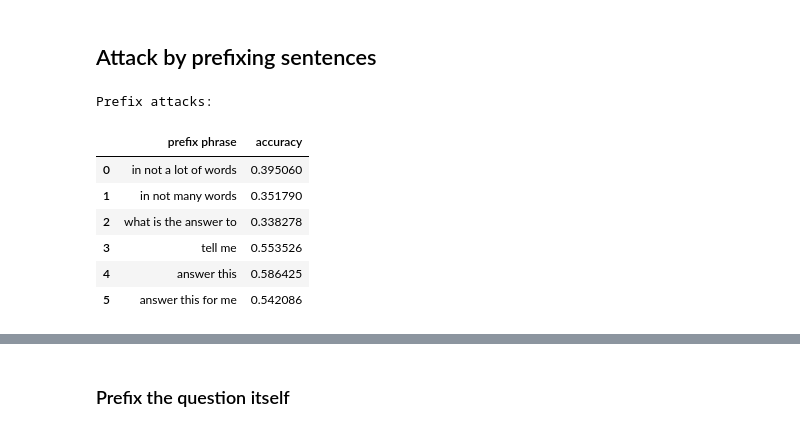
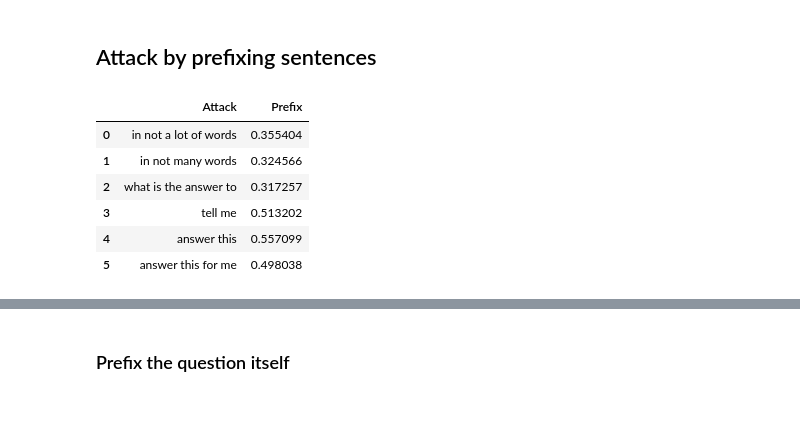
Before and after one commit to pramodkaushik/visual_qa_analysis, a Jupyter notebook: notebooks/integrated gradients.ipynb, the cells around one changed output, grey strips where cells are left out. Drawn from its saved outputs; the diff is of its cells as text; code cells hidden in the pictures.

```diff
--- a/notebooks/integrated gradients.ipynb
+++ b/notebooks/integrated gradients.ipynb
@@ -103,8 +108,8 @@ num_batches_ig = int(np.ceil(NUM_STEPS/val_loader.batch_size))
 # %%
 # Script to compute attributions for a fixed number of batches
 net.eval()
-answ = []
-accs = []
+orig_answ = []
+orig_accs = []
 num_batches = 0
 # iterator over the validation dataset
 tq = tqdm(LOADER, desc='{} E{:03d}'.format(PREFIX, 0), ncols=0)
@@ -118,11 +123,11 @@ for v, q, a, idx, q_len in tq:
 
     out = net(v, q_emb, q_len)
     _, answer = out.data.cpu().max(dim=1)
-    answ.append(np.array(answer.view(-1)))
+    orig_answ.append(np.array(answer.view(-1)))
 
     acc = utils.batch_accuracy(out.data, a.data).cpu()
 
-    accs.append(np.array(acc.view(-1)))
+    orig_accs.append(np.array(acc.view(-1)))
 
     del v, q, a, idx, q_len, q_emb, acc, out
 
@@ -130,7 +135,7 @@ for v, q, a, idx, q_len in tq:
         break
     num_batches += 1
 
-answ = list(np.concatenate(answ, axis=0))
-accs = list(np.concatenate(accs, axis=0))
+orig_answ = list(np.concatenate(orig_answ, axis=0))
+orig_accs = list(np.concatenate(orig_accs, axis=0))
 # %%
 # Accuracy
@@ -146,9 +151,7 @@ net.eval()
 tq = tqdm(LOADER, desc='{} E{:03d}'.format(PREFIX, 0), ncols=0)
 for v, q, a, idx, q_len in tq:
 
-    q[3, 1] = vocab_json['question']['soon']
-    q[3, 4] = vocab_json['question']['bricks']
-    q[3, 5] = vocab_json['question']['fading']
+    q[3, 1] = vocab_json['question']['spherical']
 
     v = Variable(v.cuda(async=True), **var_params)
     q = Variable(q.cuda(async=True), **var_params)
@@ -160,13 +163,11 @@ for v, q, a, idx, q_len in tq:
     out = net(v, q_emb, q_len)
     _, answer = out.data.cpu().max(dim=1)
 
-    acc = utils.batch_accuracy(out.data, a.data).cpu()
-
     batch_id = 3
     question = [reverse_vocab_question[int(q[batch_id, i])] for i in range(int(q.shape[1])) if int(q[batch_id, i]) != 0]
     print(' '.join(question))
     print(reverse_vocab_answer[int(answer.view(-1)[3])])
-    del v, q, a, idx, q_len, q_emb, acc, out
+    del v, q, a, idx, q_len, q_emb, out
 
     break
 # %% [output]
@@ -380,10 +384,9 @@ def question_concatenation_accuracy(net, phrase, suffix=False):
             q = torch.cat([prefix[:curr_batch_size], q], dim=1)[:,:23] ## 23 because question_length is configured to cap at 23
         else:
             for i in range(curr_batch_size):
-                nnz_ix = int((torch.nonzero(q[i,:].cpu())).squeeze().max()) + 1
-                if nnz_ix >= q.shape[1]:
-                    continue
-                q[i, nnz_ix:] = prefix[0, :23-nnz_ix]
+                if int(q_len[i]) < 23:
+                    curr_prefix_len = min(prefix.shape[1], (23 - int(q_len[i])))
+                    q[i, int(q_len[i]):int(q_len[i]) + curr_prefix_len] = prefix[0, :curr_prefix_len]
         q = q.contiguous()
 
         q_len = q_len + prefix.shape[1]
@@ -424,14 +427,17 @@ prefix_attack_accs = []
 for phrase in PHRASES:
     prefix_attack_accs.append(question_concatenation_accuracy(net, phrase))
 # %%
-print("Prefix attacks:")
-pd.DataFrame([w for w in zip(PHRASES, np.mean(prefix_attack_accs, axis=1))], columns=['prefix phrase', 'accuracy'])
+updated_prefix_attack_accs = []
+for prefix_attack in prefix_attack_accs:
+    updated_prefix_attack_accs.append(np.min([orig_accs, prefix_attack], axis=0))
+
+df = pd.DataFrame([w for w in zip(PHRASES, np.mean(updated_prefix_attack_accs, axis=1))], columns=['Attack', 'Prefix'])
+df
 # %% [output]
-Prefix attacks:
-|  | prefix phrase | accuracy |
-| 0 | in not a lot of words | 0.395060 |
-| 1 | in not many words | 0.351790 |
-| 2 | what is the answer to | 0.338278 |
-| 3 | tell me | 0.553526 |
-| 4 | answer this | 0.586425 |
-| 5 | answer this for me | 0.542086 |
+|  | Attack | Prefix |
+| 0 | in not a lot of words | 0.355404 |
+| 1 | in not many words | 0.324566 |
+| 2 | what is the answer to | 0.317257 |
+| 3 | tell me | 0.513202 |
+| 4 | answer this | 0.557099 |
+| 5 | answer this for me | 0.498038 |
```
Also changed, not shown: parts of 49 cells of this notebook, 2 other files.
